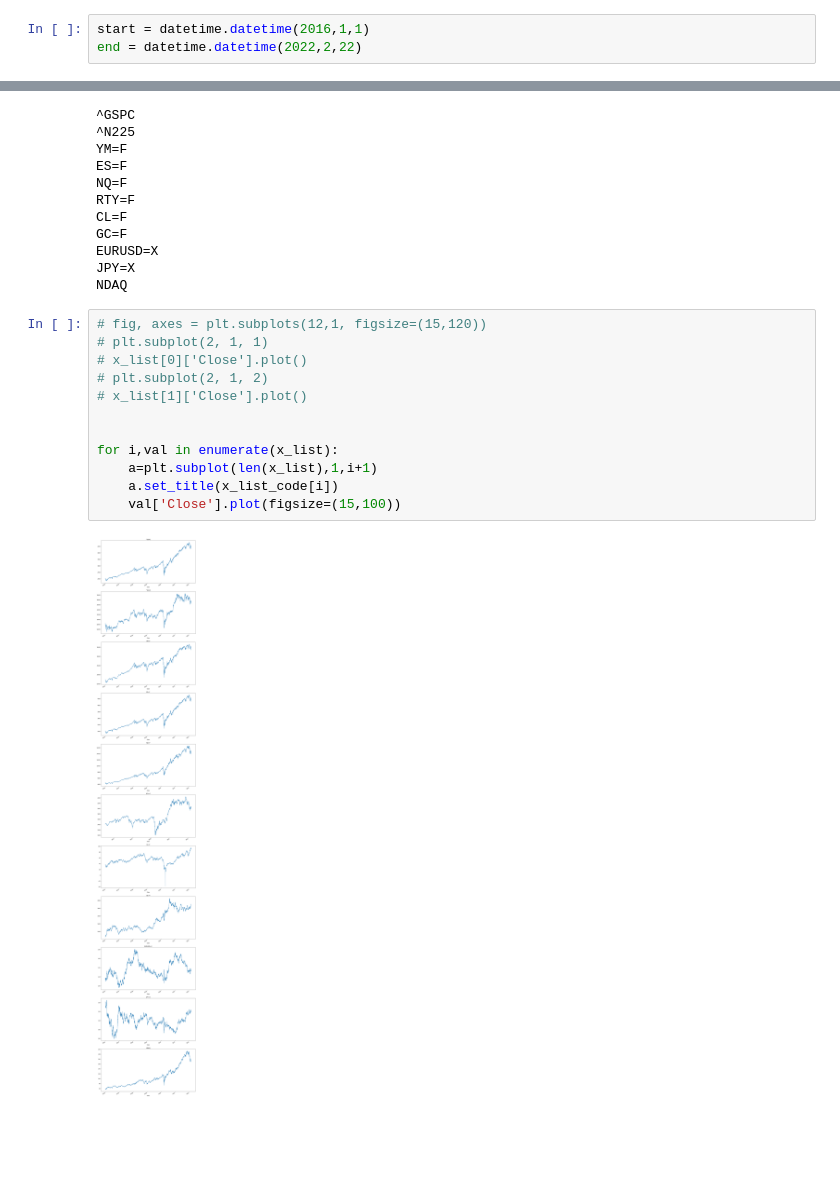
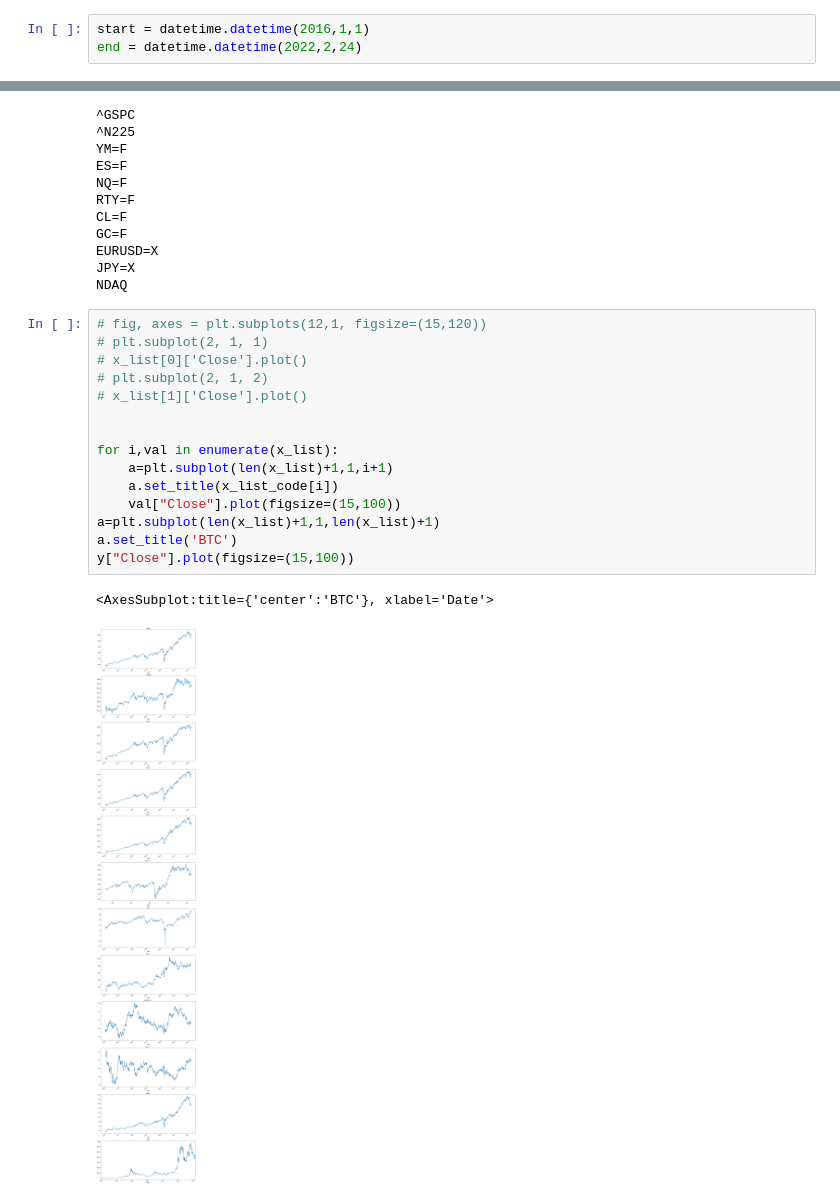
Before and after one commit to ByeonggeonGo/dart_rl_up, a Jupyter notebook: ml_flask_api_server/test.ipynb, the cells around one changed output, grey strips where cells are left out. Saved outputs shown, nothing was run; the diff lists cells and outputs as text; blank space fills up the shorter version.

```diff
--- a/ml_flask_api_server/test.ipynb
+++ b/ml_flask_api_server/test.ipynb
@@ -11,6 +16,6 @@ import datetime
 # %%
 start = datetime.datetime(2016,1,1)
-end = datetime.datetime(2022,2,22)
+end = datetime.datetime(2022,2,24)
 # %%
 # https://finance.yahoo.com/quote/FB?p=FB&.tsrc=fin-srch 종목코드 참고
 df = web.DataReader('^GSPC','yahoo',start,end)
@@ -63,14 +68,18 @@ NDAQ
 # %%
 # fig, axes = plt.subplots(12,1, figsize=(15,120))
 # plt.subplot(2, 1, 1)
 # x_list[0]['Close'].plot()
 # plt.subplot(2, 1, 2)
 # x_list[1]['Close'].plot()
 
 
 for i,val in enumerate(x_list):
-    a=plt.subplot(len(x_list),1,i+1)
+    a=plt.subplot(len(x_list)+1,1,i+1)
     a.set_title(x_list_code[i])
-    val['Close'].plot(figsize=(15,100))
+    val["Close"].plot(figsize=(15,100))
+a=plt.subplot(len(x_list)+1,1,len(x_list)+1)
+a.set_title('BTC')
+y["Close"].plot(figsize=(15,100))
 # %% [output]
+<AxesSubplot:title={'center':'BTC'}, xlabel='Date'>
-[figure, old version]
+[figure, new version]
```
Also changed, not shown: parts of 24 cells of this notebook, 2 other files.
